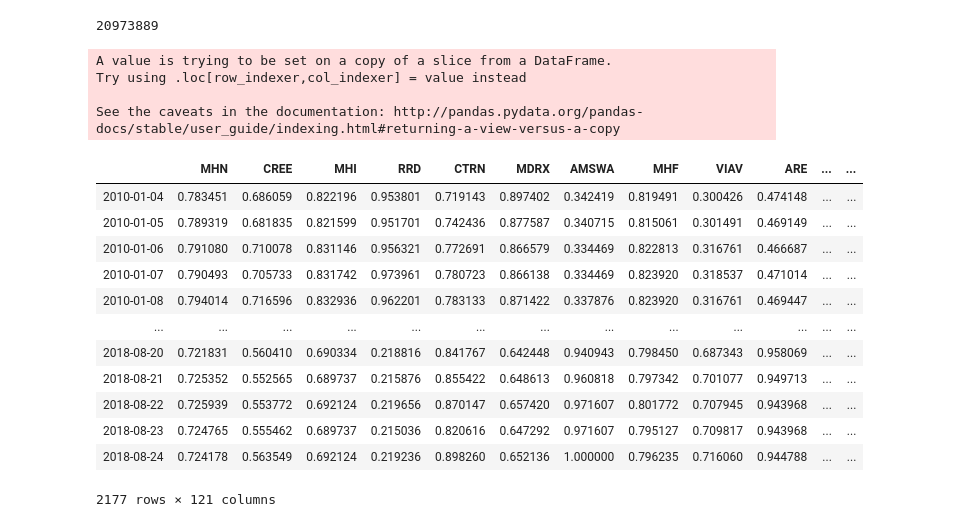
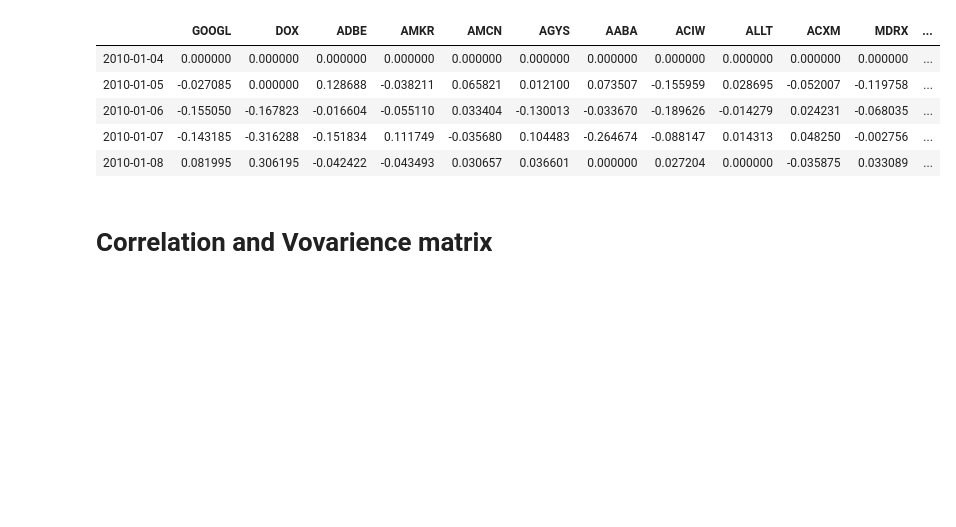
Before and after one commit to bfbarry/118bstocks, a Jupyter notebook: PCA2.ipynb, the cells around one changed output. Cells and saved outputs as stored; diff of their text form; code cells hidden in the pictures; blank space fills up the shorter version.

```diff
--- a/PCA2.ipynb
+++ b/PCA2.ipynb
@@ -9,7 +10,7 @@ from plotly.graph_objs import *
 # %%
-df_stocks = pd.read_csv("historical_stock_prices.csv")
+df_stocks = pd.read_csv("Tech_stock_prices.csv")
 # %%
-df = df_stocks[['ticker','close','date']][0:1000000].copy()
+df = df_stocks[['ticker','close','date']][:100000].copy()
 # %%
 df['date'] = pd.to_datetime(df.date)
 df = df[df['date'] > '2010-01-01']
@@ -75,33 +62,20 @@ Length: 278, dtype: int64
-# %%
-len(df_stocks)
-# %% [output]
-20973889
 # %%
 def normalize(df):
     tickers = list(df.columns)
 
     for i in range(0, len(tickers)):
         colMax = df[tickers[i]].max()
         df[tickers[i]]=df[tickers[i]]/colMax
 
+percent_change_df = (newDf - newDf.shift())/newDf.shift()
+normalize(percent_change_df)
+percent_change_df[np.isnan(percent_change_df)] = 0
 
-normalize(newDf)
-newDf
+percent_change_df.head()
 # %% [output]
-A value is trying to be set on a copy of a slice from a DataFrame.
-Try using .loc[row_indexer,col_indexer] = value instead
-
-See the caveats in the documentation: http://pandas.pydata.org/pandas-docs/stable/user_guide/indexing.html#returning-a-view-versus-a-copy
-|  | MHN | CREE | MHI | RRD | CTRN | MDRX | AMSWA | MHF | VIAV | ARE | ... | ... |
-| 2010-01-04 | 0.783451 | 0.686059 | 0.822196 | 0.953801 | 0.719143 | 0.897402 | 0.342419 | 0.819491 | 0.300426 | 0.474148 | ... | ... |
-| 2010-01-05 | 0.789319 | 0.681835 | 0.821599 | 0.951701 | 0.742436 | 0.877587 | 0.340715 | 0.815061 | 0.301491 | 0.469149 | ... | ... |
-| 2010-01-06 | 0.791080 | 0.710078 | 0.831146 | 0.956321 | 0.772691 | 0.866579 | 0.334469 | 0.822813 | 0.316761 | 0.466687 | ... | ... |
-| 2010-01-07 | 0.790493 | 0.705733 | 0.831742 | 0.973961 | 0.780723 | 0.866138 | 0.334469 | 0.823920 | 0.318537 | 0.471014 | ... | ... |
-| 2010-01-08 | 0.794014 | 0.716596 | 0.832936 | 0.962201 | 0.783133 | 0.871422 | 0.337876 | 0.823920 | 0.316761 | 0.469447 | ... | ... |
-| ... | ... | ... | ... | ... | ... | ... | ... | ... | ... | ... | ... | ... |
-| 2018-08-20 | 0.721831 | 0.560410 | 0.690334 | 0.218816 | 0.841767 | 0.642448 | 0.940943 | 0.798450 | 0.687343 | 0.958069 | ... | ... |
-| 2018-08-21 | 0.725352 | 0.552565 | 0.689737 | 0.215876 | 0.855422 | 0.648613 | 0.960818 | 0.797342 | 0.701077 | 0.949713 | ... | ... |
-| 2018-08-22 | 0.725939 | 0.553772 | 0.692124 | 0.219656 | 0.870147 | 0.657420 | 0.971607 | 0.801772 | 0.707945 | 0.943968 | ... | ... |
-| 2018-08-23 | 0.724765 | 0.555462 | 0.689737 | 0.215036 | 0.820616 | 0.647292 | 0.971607 | 0.795127 | 0.709817 | 0.943968 | ... | ... |
-| 2018-08-24 | 0.724178 | 0.563549 | 0.692124 | 0.219236 | 0.898260 | 0.652136 | 1.000000 | 0.796235 | 0.716060 | 0.944788 | ... | ... |
+|  | GOOGL | DOX | ADBE | AMKR | AMCN | AGYS | AABA | ACIW | ALLT | ACXM | MDRX | ... |
+| 2010-01-04 | 0.000000 | 0.000000 | 0.000000 | 0.000000 | 0.000000 | 0.000000 | 0.000000 | 0.000000 | 0.000000 | 0.000000 | 0.000000 | ... |
+| 2010-01-05 | -0.027085 | 0.000000 | 0.128688 | -0.038211 | 0.065821 | 0.012100 | 0.073507 | -0.155959 | 0.028695 | -0.052007 | -0.119758 | ... |
+| 2010-01-06 | -0.155050 | -0.167823 | -0.016604 | -0.055110 | 0.033404 | -0.130013 | -0.033670 | -0.189626 | -0.014279 | 0.024231 | -0.068035 | ... |
+| 2010-01-07 | -0.143185 | -0.316288 | -0.151834 | 0.111749 | -0.035680 | 0.104483 | -0.264674 | -0.088147 | 0.014313 | 0.048250 | -0.002756 | ... |
+| 2010-01-08 | 0.081995 | 0.306195 | -0.042422 | -0.043493 | 0.030657 | 0.036601 | 0.000000 | 0.027204 | 0.000000 | -0.035875 | 0.033089 | ... |
-2177 rows × 121 columns
@@ -108 +85,3 @@ See the caveats in the documentation: http://pandas.pydata.org/pandas-docs/stabl
+# %% [markdown]
+# Correlation and Vovarience matrix
 # %%
```
Also changed, not shown: parts of 20 cells of this notebook, 1 other file.
